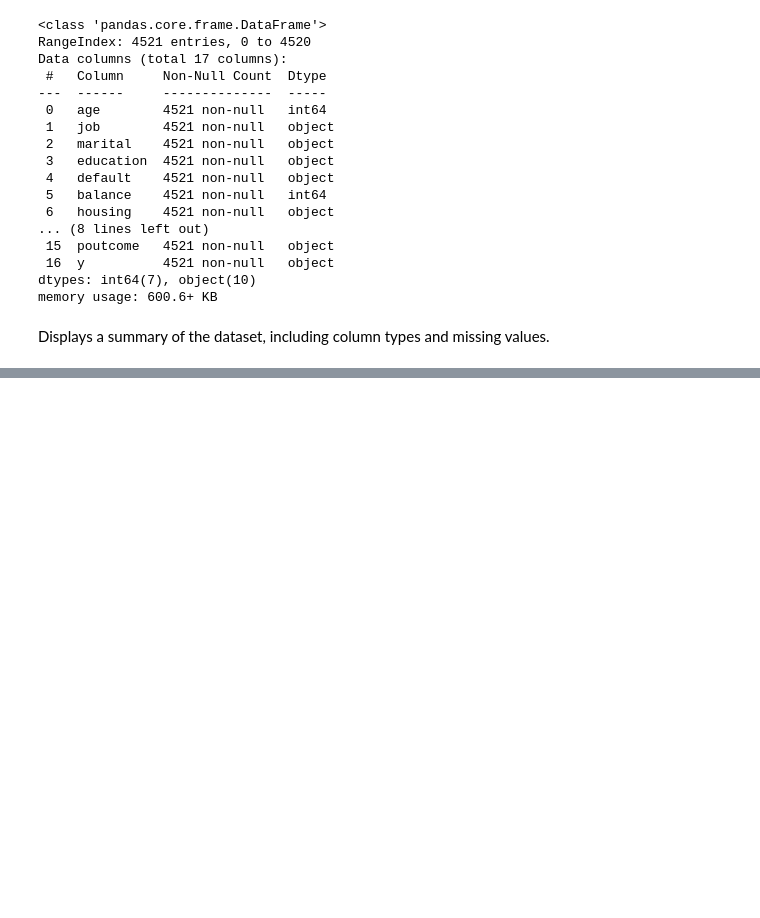
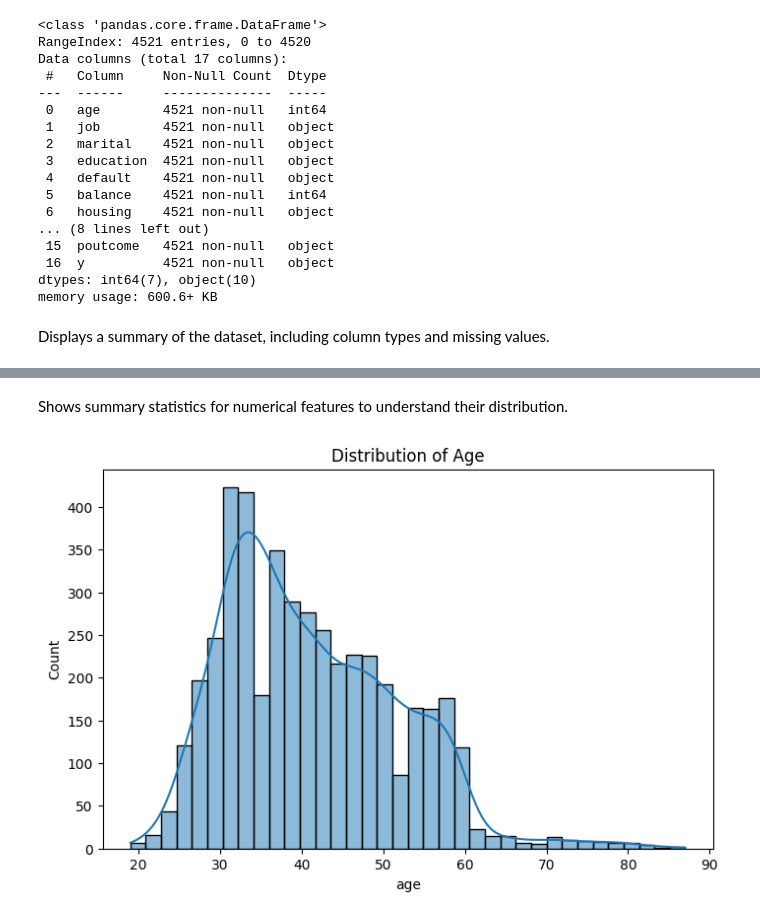
Before and after one commit to liviacy/bank-marketing-assignment, a Jupyter notebook: bank_marketing_eda.ipynb, the cells around one changed output, grey strips where cells are left out. Drawn from its saved outputs; the diff is of its cells as text; code cells hidden in the pictures; blank space fills up the shorter version.

```diff
--- a/bank_marketing_eda.ipynb
+++ b/bank_marketing_eda.ipynb
@@ -56,0 +91,10 @@ Displays a summary of the dataset, including column types and missing values.
+# %% [markdown]
+Shows summary statistics for numerical features to understand their distribution.
+# %%
+plt.figure(figsize=(8,5))
+sns.histplot(df["age"], kde=True)
+plt.title("Distribution of Age")
+plt.xlabel("age")
+plt.show()
+# %% [output]
+[figure, added]
```
Also changed, not shown: parts of 21 cells of this notebook.
